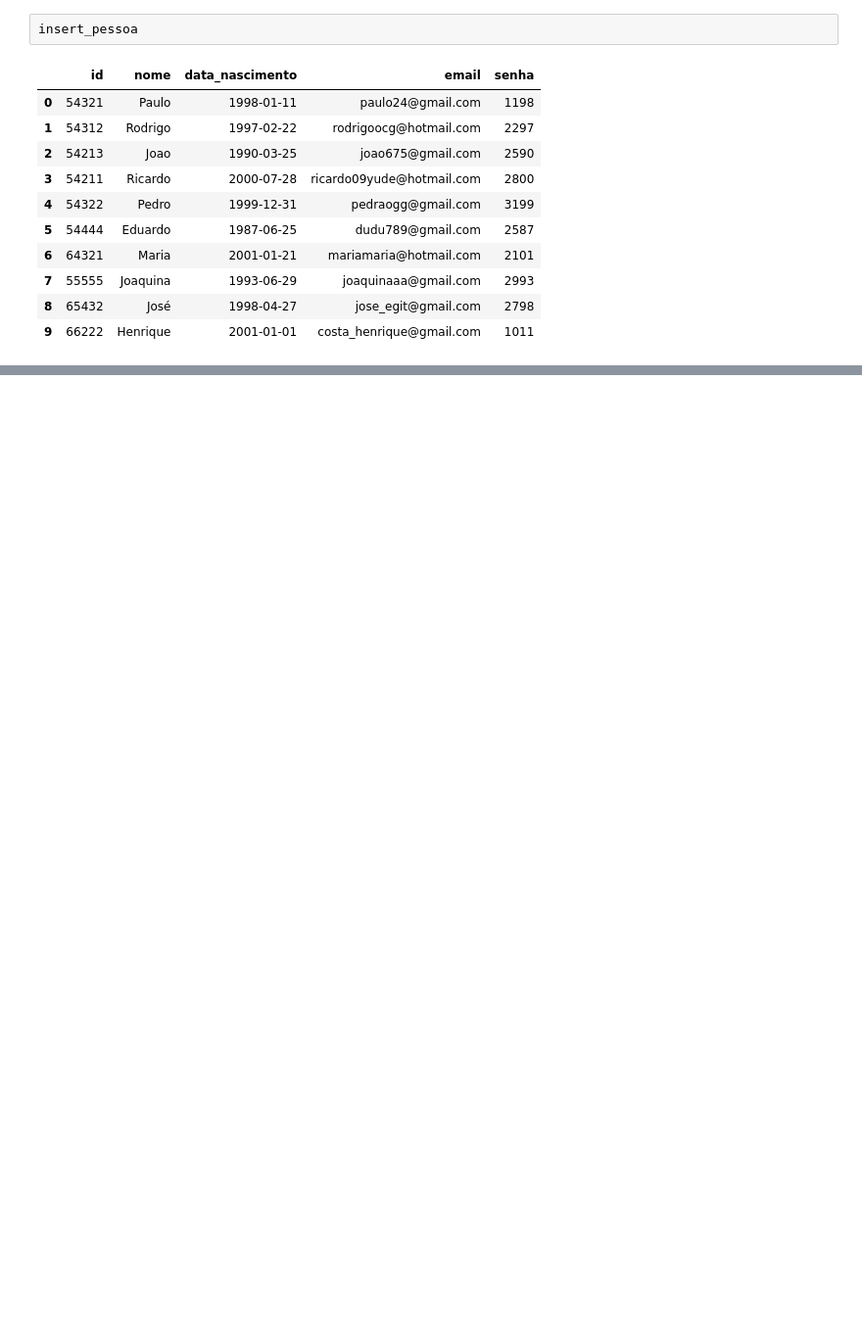
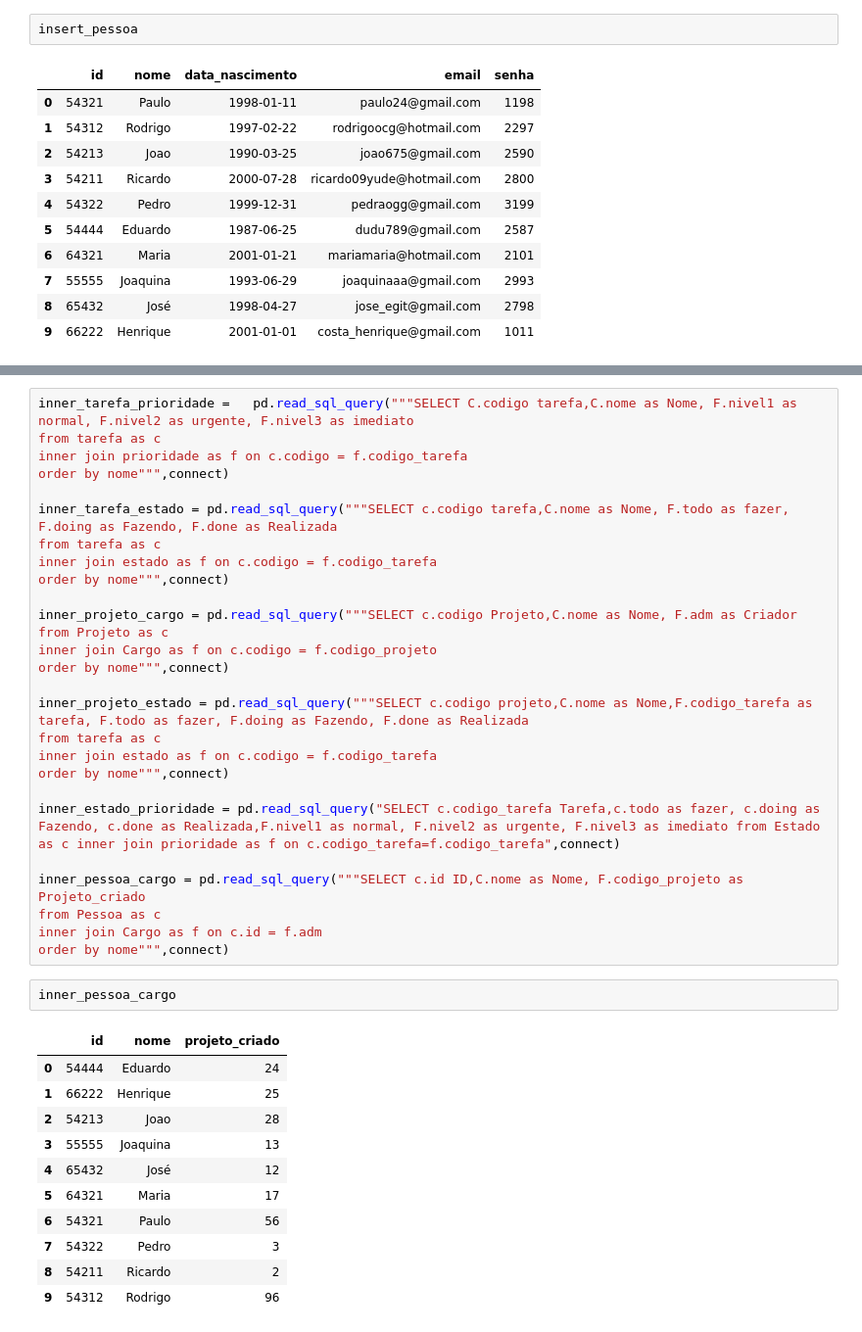
Before and after one commit to RodrigoCoouto/Template_Trab_BD1_2020, a Jupyter notebook: Gestor_de_Tarefas_e_Projeto_BD.ipynb, the cells around one changed output, grey strips where cells are left out. Shown: that part at 98% size. Drawn from its saved outputs; the diff is of its cells as text; blank space fills up the shorter version.

```diff
--- a/Gestor_de_Tarefas_e_Projeto_BD.ipynb
+++ b/Gestor_de_Tarefas_e_Projeto_BD.ipynb
@@ -111,0 +256,41 @@ insert_pessoa
+# %%
+inner_tarefa_prioridade =   pd.read_sql_query("""SELECT C.codigo tarefa,C.nome as Nome, F.nivel1 as normal, F.nivel2 as urgente, F.nivel3 as imediato
+from tarefa as c
+inner join prioridade as f on c.codigo = f.codigo_tarefa
+order by nome""",connect)
+
+inner_tarefa_estado = pd.read_sql_query("""SELECT c.codigo tarefa,C.nome as Nome, F.todo as fazer, F.doing as Fazendo, F.done as Realizada
+from tarefa as c
+inner join estado as f on c.codigo = f.codigo_tarefa
+order by nome""",connect)
+
+inner_projeto_cargo = pd.read_sql_query("""SELECT c.codigo Projeto,C.nome as Nome, F.adm as Criador
+from Projeto as c
+inner join Cargo as f on c.codigo = f.codigo_projeto
+order by nome""",connect)
+
+inner_projeto_estado = pd.read_sql_query("""SELECT c.codigo projeto,C.nome as Nome,F.codigo_tarefa as tarefa, F.todo as fazer, F.doing as Fazendo, F.done as Realizada
+from tarefa as c
+inner join estado as f on c.codigo = f.codigo_tarefa
+order by nome""",connect)
+
+inner_estado_prioridade = pd.read_sql_query("SELECT c.codigo_tarefa Tarefa,c.todo as fazer, c.doing as Fazendo, c.done as Realizada,F.nivel1 as normal, F.nivel2 as urgente, F.nivel3 as imediato from Estado as c inner join prioridade as f on c.codigo_tarefa=f.codigo_tarefa",connect)
+
+inner_pessoa_cargo = pd.read_sql_query("""SELECT c.id ID,C.nome as Nome, F.codigo_projeto as Projeto_criado
+from Pessoa as c
+inner join Cargo as f on c.id = f.adm
+order by nome""",connect)
+# %%
+inner_pessoa_cargo
+# %% [output]
+|  | id | nome | projeto_criado |
+| 0 | 54444 | Eduardo | 24 |
+| 1 | 66222 | Henrique | 25 |
+| 2 | 54213 | Joao | 28 |
+| 3 | 55555 | Joaquina | 13 |
+| 4 | 65432 | José | 12 |
+| 5 | 64321 | Maria | 17 |
+| 6 | 54321 | Paulo | 56 |
+| 7 | 54322 | Pedro | 3 |
+| 8 | 54211 | Ricardo | 2 |
+| 9 | 54312 | Rodrigo | 96 |
```
Also changed, not shown: parts of 33 cells of this notebook.
